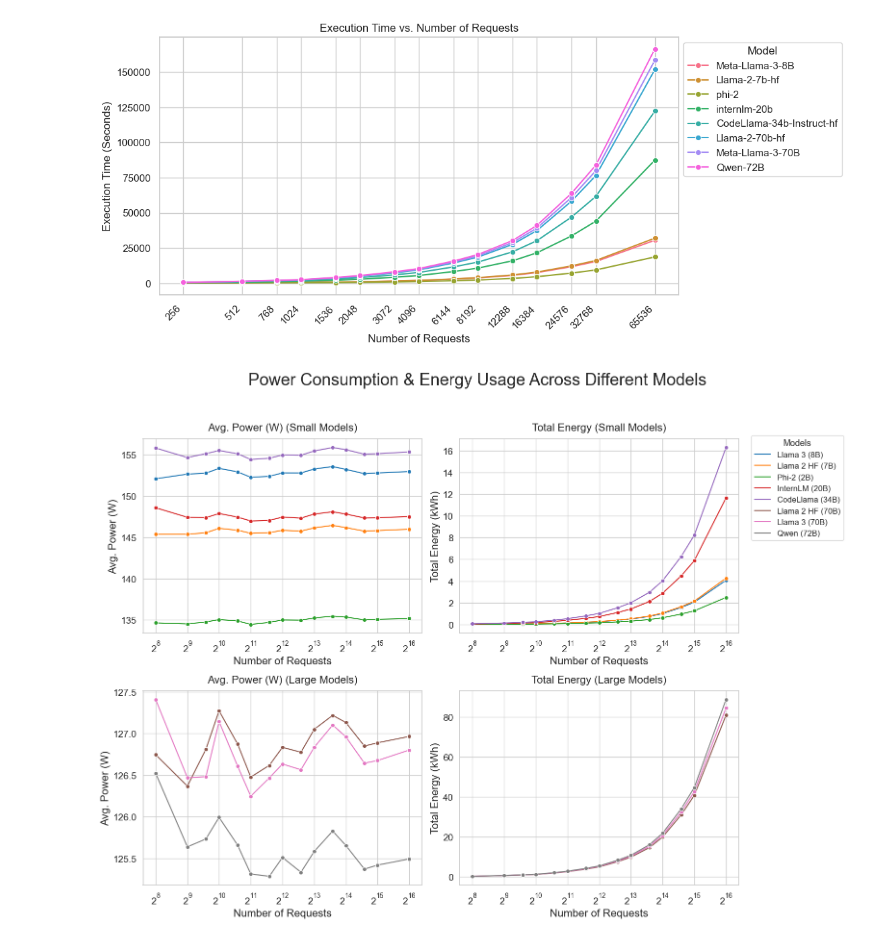
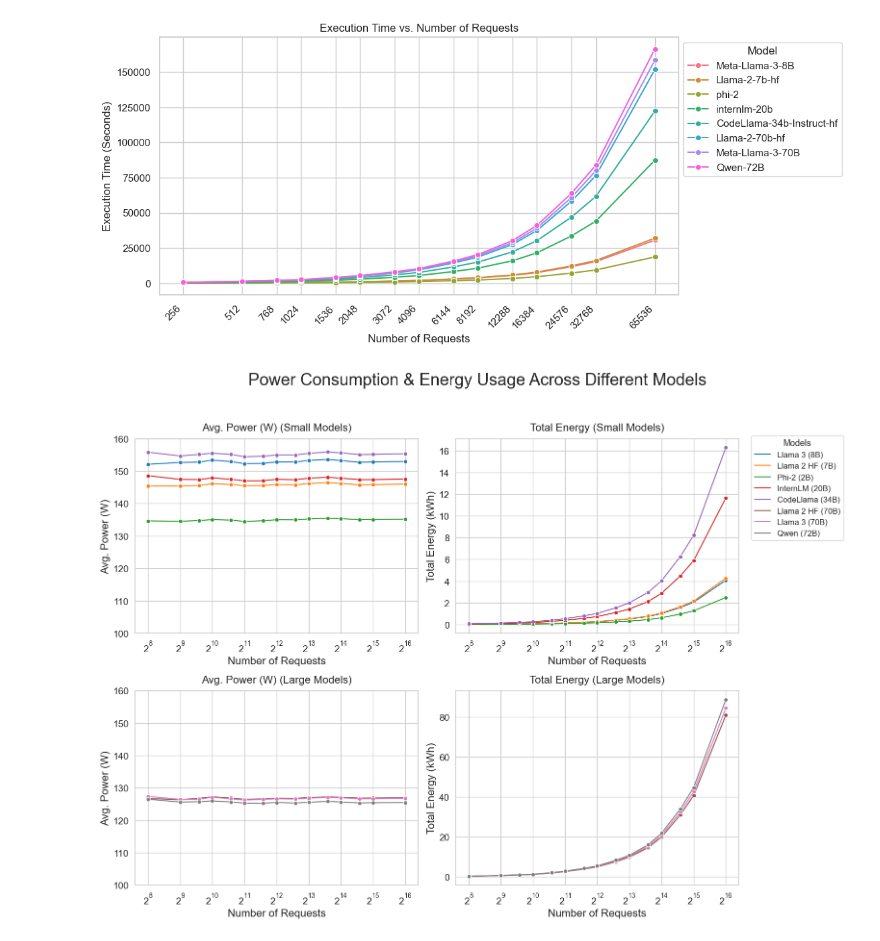
Before and after one commit to ozcanmiraay/vidur-energy, a Jupyter notebook: experiments-final/analysis/exp1-numrequests-power-energy.ipynb, the cells around one changed output. Saved outputs shown, nothing was run; the diff lists cells and outputs as text; code cells hidden in the pictures.

Commit message:
Changed the y-axes of the left two graphs.

```diff
--- a/experiments-final/analysis/exp1-numrequests-power-energy.ipynb
+++ b/experiments-final/analysis/exp1-numrequests-power-energy.ipynb
@@ -160,55 +160,60 @@ palette = sns.color_palette("tab10", n_colors=len(all_models))
 model_palette = dict(zip(all_models, palette))
 
 # ---------------------------------------
-# 4. Plot Function
+# 4. Plot Function (with optional y-limit)
 # ---------------------------------------
-def plot_lineplot(data, x_col, y_col, ax, title, y_label):
+def plot_lineplot(data, x_col, y_col, ax, title, y_label, ylim=None):
     sns.lineplot(
         data=data, x=x_col, y=y_col,
         hue="model_renamed", marker="o",
         ax=ax, palette=model_palette
     )
     ax.set_xscale("log", base=2)
-    #ax.set_xscale("linear")
     ax.set_xlabel("Number of Requests", fontsize=16)
     ax.set_ylabel(y_label, fontsize=16)
     ax.set_title(title, fontsize=16, pad=12)
     ax.tick_params(axis='both', labelsize=14)
     ax.get_legend().remove()
+    if ylim:
+        ax.set_ylim(ylim)
 
-# Plot all subplots
-plot_lineplot(df_small, "num_requests", "average_power_watts", axes[0, 0], "Avg. Power (W) (Small Models)", "Avg. Power (W)")
-plot_lineplot(df_small, "num_requests", "total_energy_kwh", axes[0, 1], "Total Energy (Small Models)", "Total Energy (kWh)")
-plot_lineplot(df_large, "num_requests", "average_power_watts", axes[1, 0], "Avg. Power (W) (Large Models)", "Avg. Power (W)")
-plot_lineplot(df_large, "num_requests", "total_energy_kwh", axes[1, 1], "Total Energy (Large Models)", "Total Energy (kWh)")
+# Apply fixed y-axis to power plots only
+plot_lineplot(df_small, "num_requests", "average_power_watts", axes[0, 0],
+              "Avg. Power (W) (Small Models)", "Avg. Power (W)", ylim=(100, 160))
+plot_lineplot(df_small, "num_requests", "total_energy_kwh", axes[0, 1],
+              "Total Energy (Small Models)", "Total Energy (kWh)")
+plot_lineplot(df_large, "num_requests", "average_power_watts", axes[1, 0],
+              "Avg. Power (W) (Large Models)", "Avg. Power (W)", ylim=(100, 160))
+plot_lineplot(df_large, "num_requests", "total_energy_kwh", axes[1, 1],
+              "Total Energy (Large Models)", "Total Energy (kWh)")
 
 # ---------------------------------------
 # 5. Shared Legend
 # ---------------------------------------
 dummy_fig, dummy_ax = plt.subplots()
 for model in all_models:
     dummy_ax.plot([], [], label=model, color=model_palette[model])
 handles, labels = dummy_ax.get_legend_handles_labels()
 plt.close(dummy_fig)
 
 fig.legend(
     handles, labels,
     loc='center right',
     bbox_to_anchor=(0.98, 0.76),
     title="Models",
     fontsize=12,
     title_fontsize=13,
     frameon=True
 )
 
 # ---------------------------------------
 # 6. Final Touches
 # ---------------------------------------
 plt.suptitle("Power Consumption & Energy Usage Across Different Models", fontsize=25, y=0.96)
 plt.tight_layout(rect=[0, 0, 0.85, 0.93])
 plt.show()
 # %% [output]
-[figure, old version]
+[figure, new version]
 # %%
 import math
 import plotly.graph_objects as go
```
